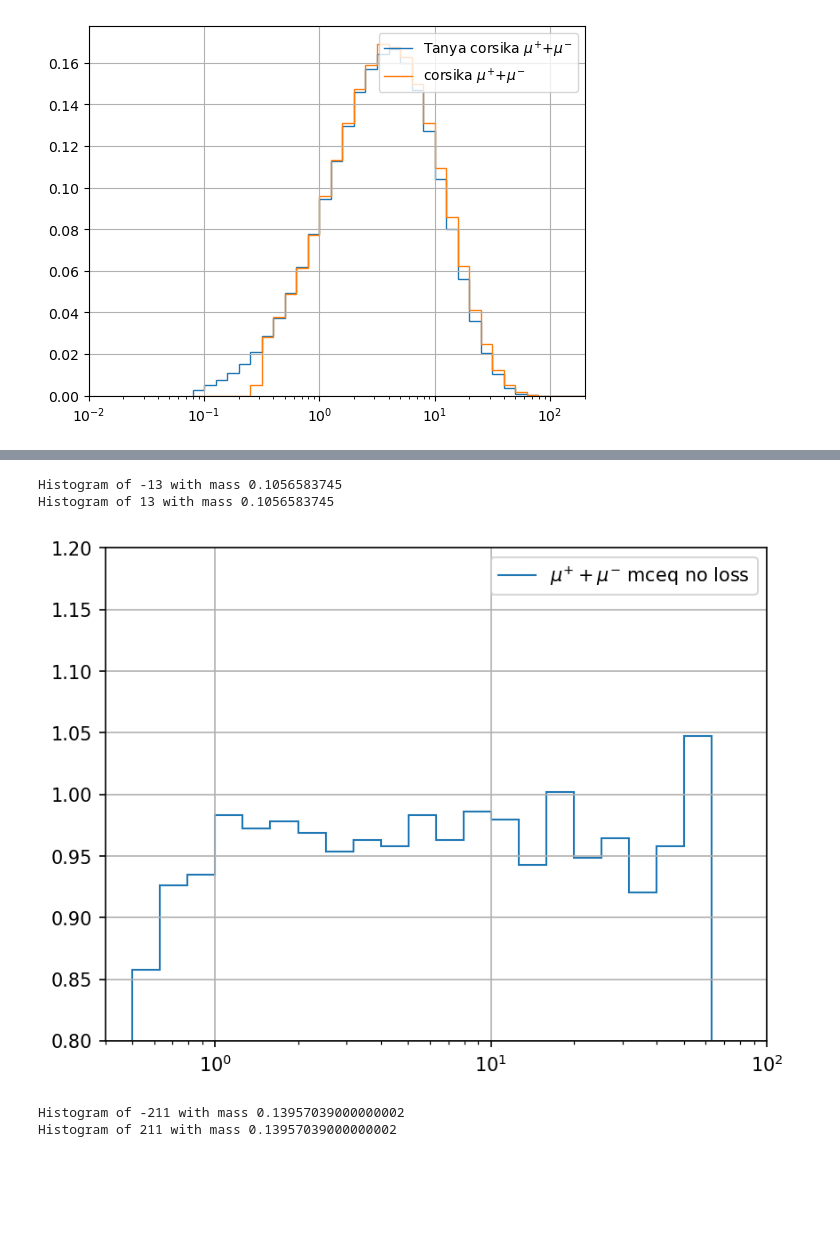
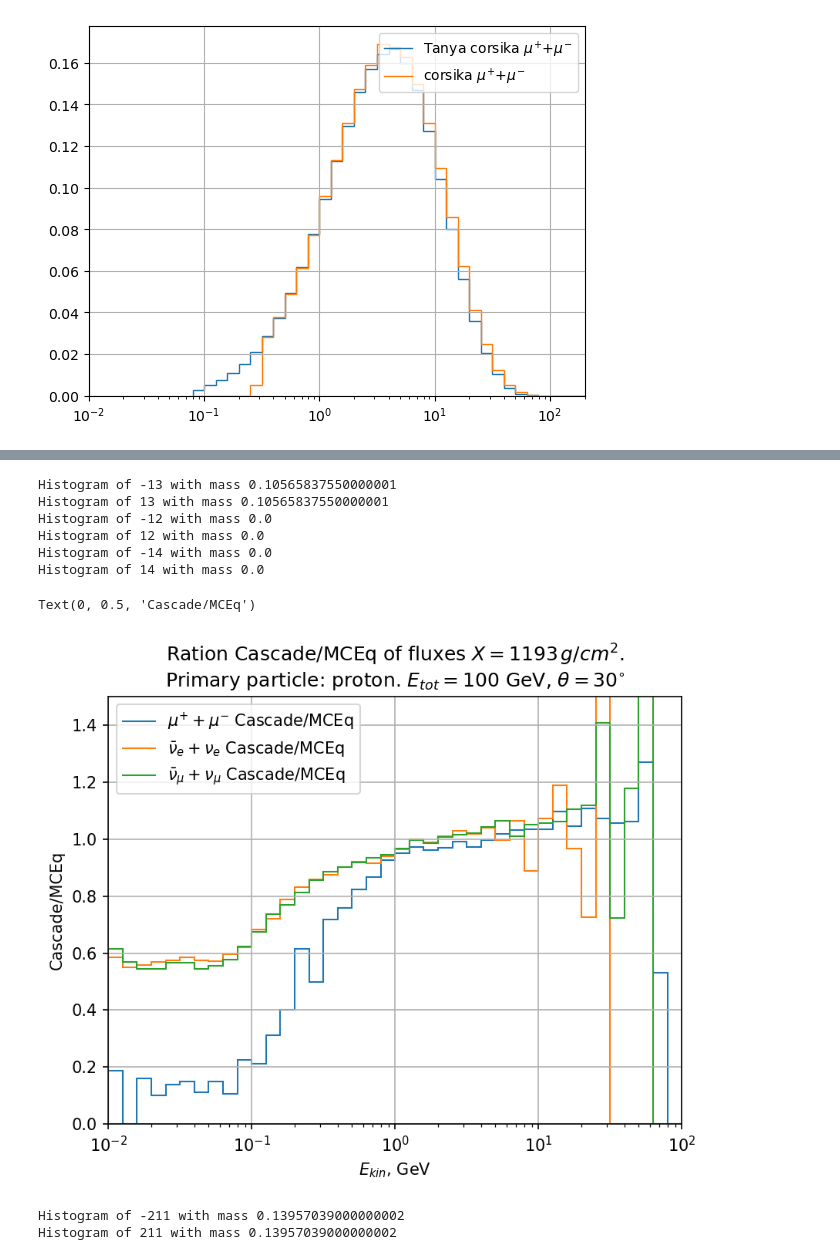
Before and after one commit to jncots/xmax_sigma, a Jupyter notebook: flincpy/test_cas_driver.ipynb, the cells around one changed output, grey strips where cells are left out. Saved outputs shown, nothing was run; the diff lists cells and outputs as text; code cells hidden in the pictures; blank space fills up the shorter version.

```diff
--- a/flincpy/test_cas_driver.ipynb
+++ b/flincpy/test_cas_driver.ipynb
@@ -25,3 +34,5 @@ cas_driver = CascadeDriver()
+# %%
+cas_driver = CascadeDriver(int_model0)
 # %%
 from tqdm import tqdm
 # mceq_decaying_pdgs = [111, -211, 211]
@@ -117,0 +86,4 @@ stop depth = 1195.930414445817
+# %%
+niter = 10000
+for i in tqdm(range(niter), total = niter):
+    cas_driver.run()
@@ -185,5 +200,6 @@ cascade_analysis.plot_energy_list(pids = [-11, 11, -13, 13])
 # %%
-# %autoreload 2
+%reload_ext autoreload
+%autoreload 2
 from mceq_comparison import MCEQDistributions
 import matplotlib.pylab as plt
 mceq_noloss = MCEQDistributions(
@@ -195,16 +211,17 @@ mceq_noloss = MCEQDistributions(
                 #  slant_depth= 313.4599011471651,
                 #  slant_depth=1193,
                 #  slant_depth=2997,
-                 energy_range=[0.01, 1e4],
+                 energy_range=[1e-2, 2e2],
                  slant_depth=1193.2842407419078,
                  pname_tuples = [
                      ("mu", "mu+", "mu-"),
                      ("numu", "numu", "antinumu"),
                      ("nue", "nue", "antinue"),
-                     ("pi", "pi+", "pi-"),
-                     ("el", "e+", "e-"),
-                     ("e+", "e+"),
-                     ("e-", "e-")],
+                    #  ("pi", "pi+", "pi-"),
+                    #  ("el", "e+", "e-"),
+                    #  ("e+", "e+"),
+                    #  ("e-", "e-")
+                     ],
                  interaction_model = "DPMJET-III-19.1",
                  generic_losses_all_charged = False,
                  enable_energy_loss = False,
@@ -443,36 +477,46 @@ Histogram of 13 with mass 0.1056583745
 # %%
 bins, hist, label = cascade_analysis.kin_energy_histogram(pdgs = (-13, 13), bins = mceq_dist.e_bins)
 # plt.stairs(hist, bins, label = label, linestyle='-')
 plt.stairs(hist/mceq_dist.flux["mu"], mceq_dist.e_bins,
-           label = r"${\mu}^{+} + {\mu}^{-}$ mceq no loss", linestyle='-')
+           label = r"${\mu}^{+} + {\mu}^{-}$ Cascade/MCEq", linestyle='-')
 
-# bins, hist, label = cascade_analysis.kin_energy_histogram(pdgs = (-12, 12), bins = mceq_dist.e_bins)
-# # plt.stairs(hist, bins, label = label, linestyle='-')
-# plt.stairs(hist/mceq_dist.flux["nue"], mceq_dist.e_bins,
-#            label = r"${\nu}^{+} + {\nu}^{-}$ mceq no loss", linestyle='-')
+bins, hist, label = cascade_analysis.kin_energy_histogram(pdgs = (-12, 12), bins = mceq_dist.e_bins)
+# plt.stairs(hist, bins, label = label, linestyle='-')
+plt.stairs(hist/mceq_dist.flux["nue"], mceq_dist.e_bins,
+           label = r"$\bar{\nu}_{e} + {\nu}_{e}$ Cascade/MCEq", linestyle='-')
 
-# bins, hist, label = cascade_analysis.kin_energy_histogram(pdgs = (-14, 14), bins = mceq_dist.e_bins)
-# # plt.stairs(hist, bins, label = label, linestyle='-')
-# plt.stairs(hist/mceq_dist.flux["numu"], mceq_dist.e_bins,
-#            label = r"${\nu}^{+} + {\nu}^{-}$ mceq no loss", linestyle='-')
+bins, hist, label = cascade_analysis.kin_energy_histogram(pdgs = (-14, 14), bins = mceq_dist.e_bins)
+# plt.stairs(hist, bins, label = label, linestyle='-')
+plt.stairs(hist/mceq_dist.flux["numu"], mceq_dist.e_bins,
+           label = r"$\bar{\nu}_{\mu} + {\nu}_{\mu}$ Cascade/MCEq", linestyle='-')
 
 # bins, hist, label = cascade_analysis.kin_energy_histogram(pdgs = (-11, 11), bins = mceq_dist.e_bins)
 # # plt.stairs(hist, bins, label = label, linestyle='-')
 # plt.stairs(hist/mceq_dist.flux["el"], mceq_dist.e_bins,
 #            label = r"${e}^{+} + {e}^{-}$ mceq no loss", linestyle='-')
 
 # plt.stairs(mceq_loss.flux["mu"], mceq_loss.e_bins,
 #            label = r"${\mu}^{+} + {\mu}^{-}$ mceq loss", linestyle='--')
 
 plt.xscale("log")
-plt.xlim(4e-1, 1e2)
-plt.ylim(0.8, 1.2)
+plt.xlim(1e-2, 1e2)
+plt.ylim(0, 1.5)
 plt.legend()
 plt.grid()
+plt.title("Ration Cascade/MCEq of fluxes " +  r"$X = 1193\, g/cm^2.$"+
+          "\nPrimary particle: proton. "
+          +  r"$E_{tot}=100$ GeV" + r", $\theta = 30^{\circ}$")
+plt.xlabel(r"$E_{kin}$, GeV")
+plt.ylabel(r"Cascade/MCEq")
 # %% [output]
-Histogram of -13 with mass 0.1056583745
-Histogram of 13 with mass 0.1056583745
+Histogram of -13 with mass 0.10565837550000001
+Histogram of 13 with mass 0.10565837550000001
+Histogram of -12 with mass 0.0
+Histogram of 12 with mass 0.0
+Histogram of -14 with mass 0.0
+Histogram of 14 with mass 0.0
+Text(0, 0.5, 'Cascade/MCEq')
-[figure, old version]
+[figure, new version]
 # %%
 bins, hist, label = cascade_analysis.kin_energy_histogram(pdgs = (-211, 211), bins = mceq_dist.e_bins)
 plt.stairs(hist, bins, label = label, linestyle='-')
```
Also changed, not shown: parts of 15 cells of this notebook, 14 other files.
